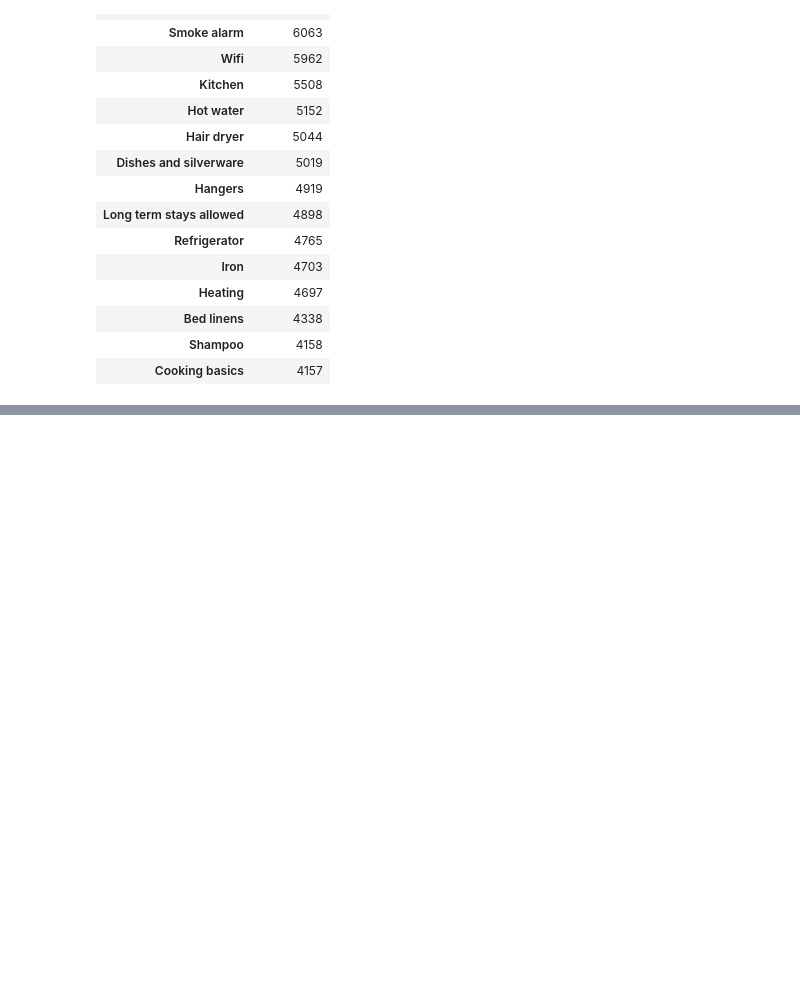
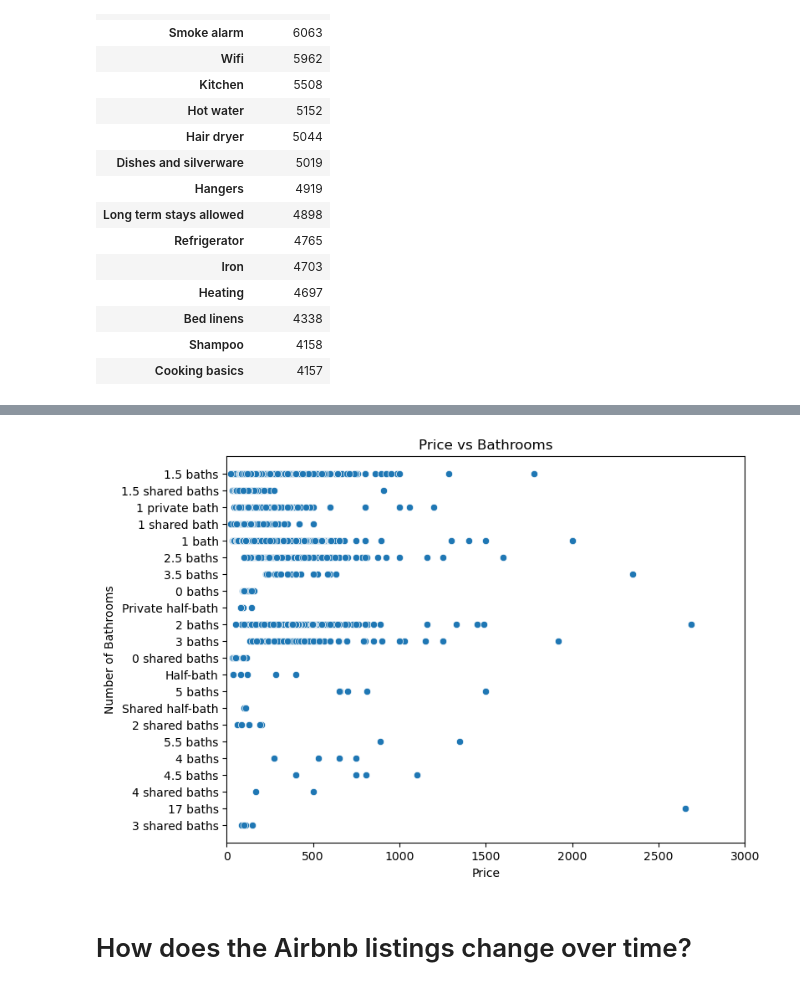
Before and after one commit to darklord-57/darklord, a Jupyter notebook: data_analysis/airbnb_EDA/EDA.ipynb, the cells around one changed output, grey strips where cells are left out. Saved outputs shown, nothing was run; the diff lists cells and outputs as text; code cells hidden in the pictures; blank space fills up the shorter version.

Commit message:
airbnb EDA updated

```diff
--- a/data_analysis/airbnb_EDA/EDA.ipynb
+++ b/data_analysis/airbnb_EDA/EDA.ipynb
@@ -205,0 +240,17 @@ plt.show()
+# %%
+fig, ax = plt.subplots(figsize=(8, 6))
+ax.set_xlim(df['price'].min(), 3000)
+
+sns.scatterplot(x='price', y='bathrooms_text', data=df, ax=ax)
+
+# ax.set_xticklabels(ax.get_xticklabels(), rotation=90)
+
+# Set the plot title and axis labels
+plt.title('Price vs Bathrooms')
+plt.xlabel('Price')
+plt.ylabel('Number of Bathrooms')
+plt.show()
+# %% [output]
+[figure, added]
+# %% [markdown]
+# How does the Airbnb listings change over time?
```
Also changed, not shown: parts of 10 cells of this notebook.
